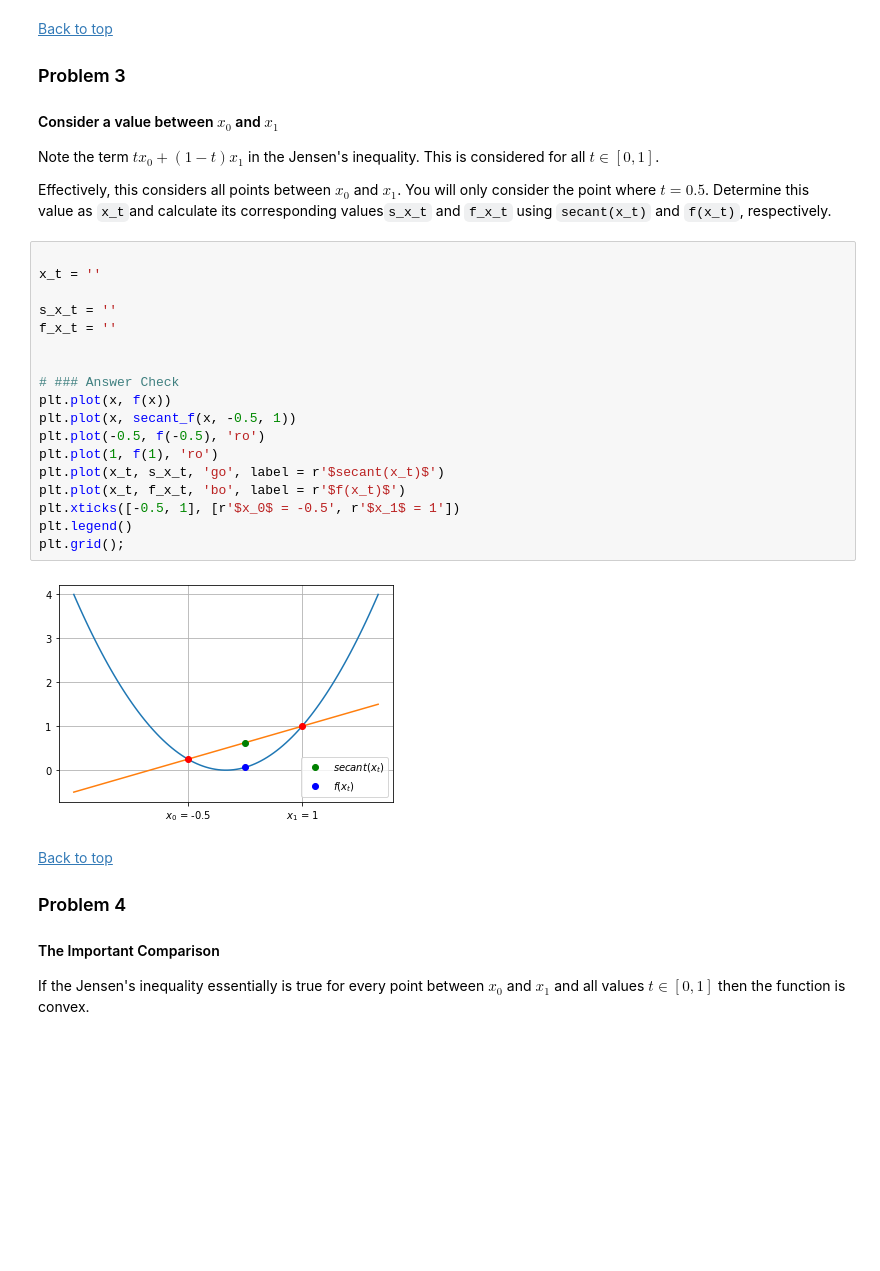
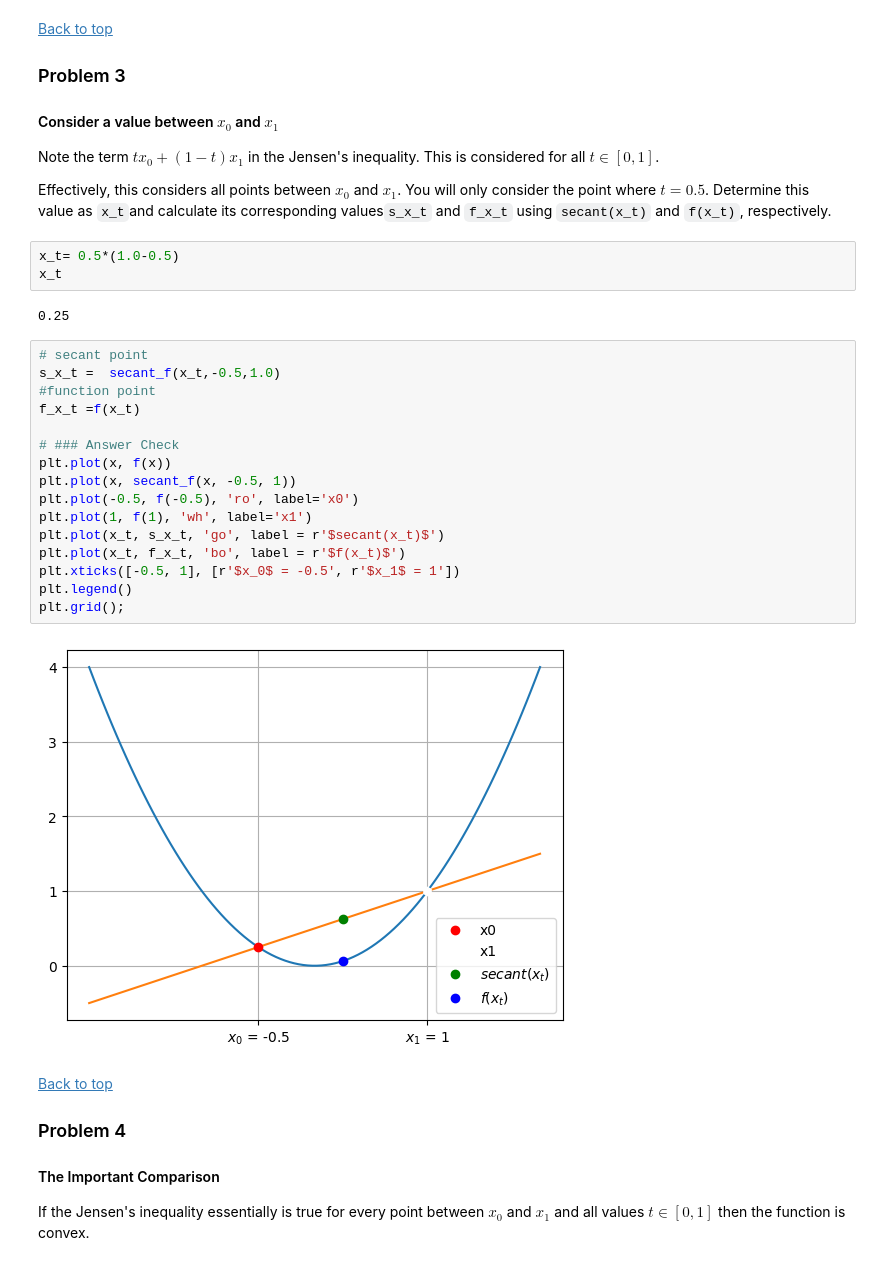
Before and after one commit to Subroy1/MSAI_AllPracticeModules, a Jupyter notebook: Module 15/colab_activity15_3.ipynb, the cells around one changed output. Drawn from its saved outputs; the diff is of its cells as text; blank space fills up the shorter version.

Commit message:
Jensen inequality func plot for t=0.5

```diff
--- a/Module 15/colab_activity15_3.ipynb
+++ b/Module 15/colab_activity15_3.ipynb
@@ -124,26 +124,29 @@ plt.grid();
 Note the term $tx_0 + (1 - t)x_1$ in the Jensen's inequality.  This is considered for all $t \in [0, 1]$.
 
 Effectively, this considers all points between $x_0$ and $x_1$.  You will only consider the point where $t = 0.5$.  Determine this value as `x_t`and calculate its corresponding values`s_x_t` and `f_x_t` using `secant(x_t)` and `f(x_t)`, respectively.
+# %%
+x_t= 0.5*(1.0-0.5)
+x_t
+# %% [output]
+0.25
 # %%
-
-x_t = ''
-
-s_x_t = ''
-f_x_t = ''
-
+# secant point
+s_x_t =  secant_f(x_t,-0.5,1.0)
+#function point
+f_x_t =f(x_t)
 
 # ### Answer Check
 plt.plot(x, f(x))
 plt.plot(x, secant_f(x, -0.5, 1))
-plt.plot(-0.5, f(-0.5), 'ro')
-plt.plot(1, f(1), 'ro')
+plt.plot(-0.5, f(-0.5), 'ro', label='x0')
+plt.plot(1, f(1), 'wh', label='x1')
 plt.plot(x_t, s_x_t, 'go', label = r'$secant(x_t)$')
 plt.plot(x_t, f_x_t, 'bo', label = r'$f(x_t)$')
 plt.xticks([-0.5, 1], [r'$x_0$ = -0.5', r'$x_1$ = 1'])
 plt.legend()
 plt.grid();
 # %% [output]
-[figure, old version]
+[figure, new version]
 # %% [markdown]
 [Back to top](#-Index)
 
```
Also changed, not shown: parts of 3 cells of this notebook.
